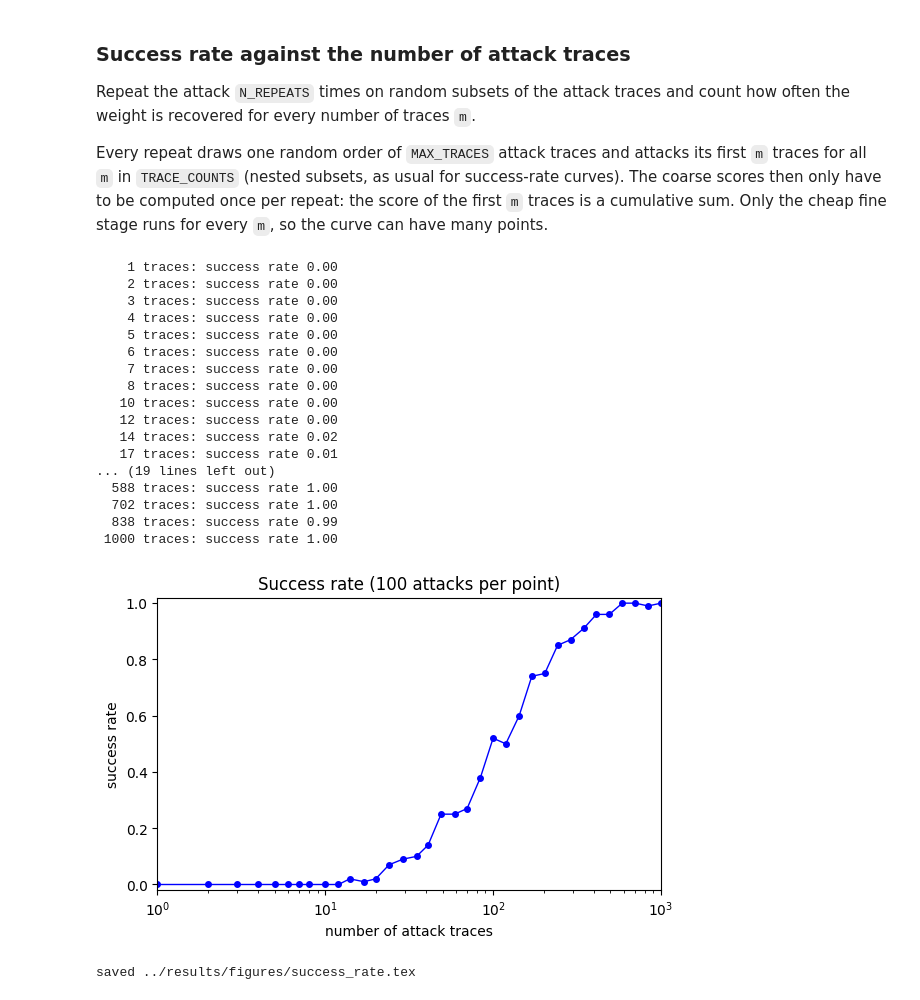
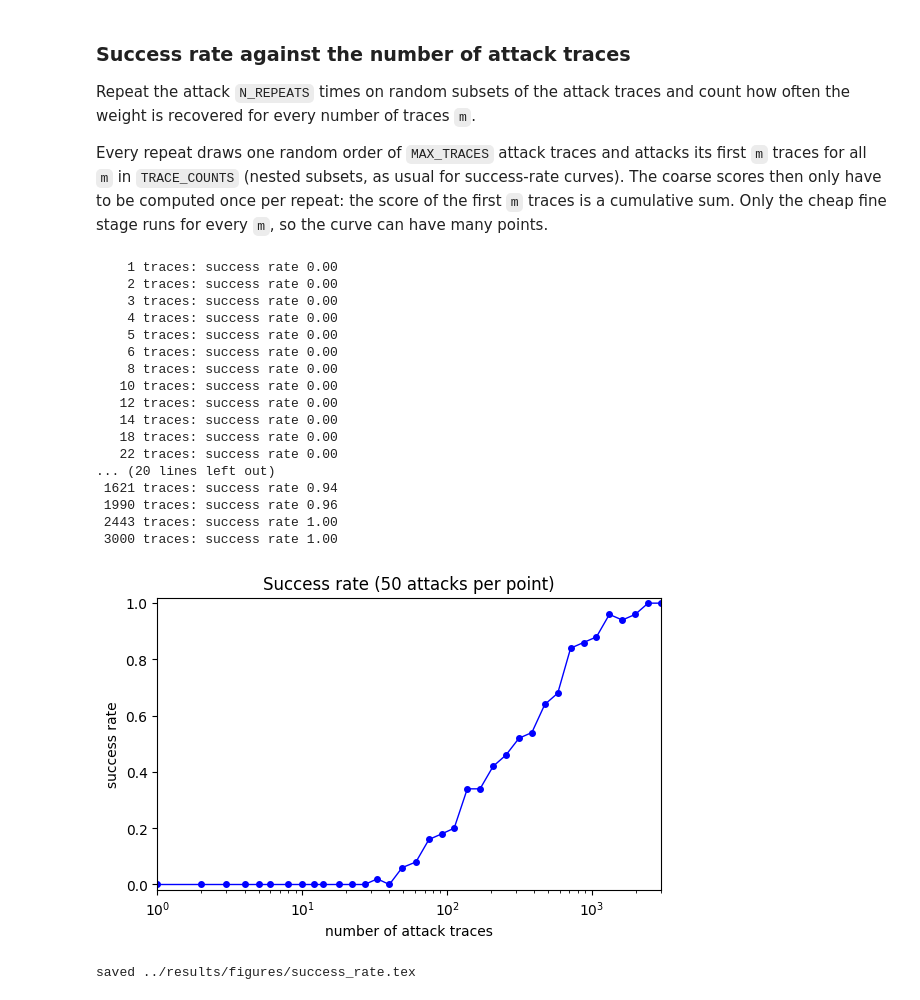
Before and after one commit to LubimPiskoty/CPA-of-NN-Weight-Parameters, a Jupyter notebook: analysis/TemplateDPA.ipynb, the cells around one changed output. Drawn from its saved outputs; the diff is of its cells as text; code cells hidden in the pictures.

```diff
--- a/analysis/TemplateDPA.ipynb
+++ b/analysis/TemplateDPA.ipynb
@@ -388,7 +390,7 @@ Recover the weight from the whole attack set and compare with the ground truth.
 it is within `TOL` of the true value.
 # %%
 TOL = 5e-6
-rec, _ = recover_weight(a_inputs[:150], a_traces[:150, POIS])
+rec, _ = recover_weight(a_inputs, a_traces[:, POIS])
 print(f"true {TRUE_W:+.7f}  recovered {rec:+.7f}  error {abs(rec - TRUE_W):.1e}  "
       f"{'OK' if abs(rec - TRUE_W) <= TOL else 'MISS'}  ({len(a_inputs)} traces)")
 # %% [output]
@@ -404,47 +406,47 @@ Every repeat draws one random order of `MAX_TRACES` attack traces and attacks it
 once per repeat: the score of the first `m` traces is a cumulative sum. Only the cheap fine stage runs for every `m`,
 so the curve can have many points.
 # %%
-MAX_TRACES = min(1000, len(a_inputs))
-TRACE_COUNTS = np.unique(np.round(np.logspace(0, np.log10(MAX_TRACES), 40)).astype(int))
-N_REPEATS = 100
+MAX_TRACES = min(3000, len(a_inputs))
+TRACE_COUNTS = np.unique(np.round(np.logspace(0, np.log10(MAX_TRACES), 30)).astype(int))
+N_REPEATS = 50
 
 rng = np.random.default_rng(0)
 a_leak = a_traces[:, POIS]
 hits = np.zeros((N_REPEATS, len(TRACE_COUNTS)), dtype=bool)
 for r in (bar := trange(N_REPEATS, desc='success rate')):
     sub = rng.permutation(len(a_inputs))[:MAX_TRACES]
     x, leak = a_inputs[sub], a_leak[sub]
     cum = np.cumsum(per_trace_loglik(grid, x, leak, tpl_coarse), axis=1)
     for j, m in enumerate(TRACE_COUNTS):
         rec, _ = refine(cum[:, m - 1], x[:m], leak[:m])
         hits[r, j] = abs(rec - TRUE_W) <= TOL
     bar.set_postfix(sr_max=f"{hits[:r + 1, -1].mean():.2f}")      # success rate at MAX_TRACES so far
 sr = hits.mean(axis=0)
 
 for m, s in zip(TRACE_COUNTS, sr):
     print(f"{m:5d} traces: success rate {s:.2f}")
 
 plot("success_rate",
      [dict(x=TRACE_COUNTS, y=sr, marker='o', color='blue')],
      xlabel='number of attack traces', ylabel='success rate', title=f'Success rate ({N_REPEATS} attacks per point)',
      xlog=True, xlim=(1, MAX_TRACES), ylim=(-0.02, 1.02))
 # %% [output]
     1 traces: success rate 0.00
     2 traces: success rate 0.00
     3 traces: success rate 0.00
     4 traces: success rate 0.00
     5 traces: success rate 0.00
     6 traces: success rate 0.00
-    7 traces: success rate 0.00
     8 traces: success rate 0.00
    10 traces: success rate 0.00
    12 traces: success rate 0.00
-   14 traces: success rate 0.02
-   17 traces: success rate 0.01
-... (19 lines left out)
-  588 traces: success rate 1.00
-  702 traces: success rate 1.00
-  838 traces: success rate 0.99
- 1000 traces: success rate 1.00
+   14 traces: success rate 0.00
+   18 traces: success rate 0.00
+   22 traces: success rate 0.00
+... (20 lines left out)
+ 1621 traces: success rate 0.94
+ 1990 traces: success rate 0.96
+ 2443 traces: success rate 1.00
+ 3000 traces: success rate 1.00
-[figure, old version]
+[figure, new version]
 saved ../results/figures/success_rate.tex
```
Also changed, not shown: parts of 5 cells of this notebook, 3 other files.
